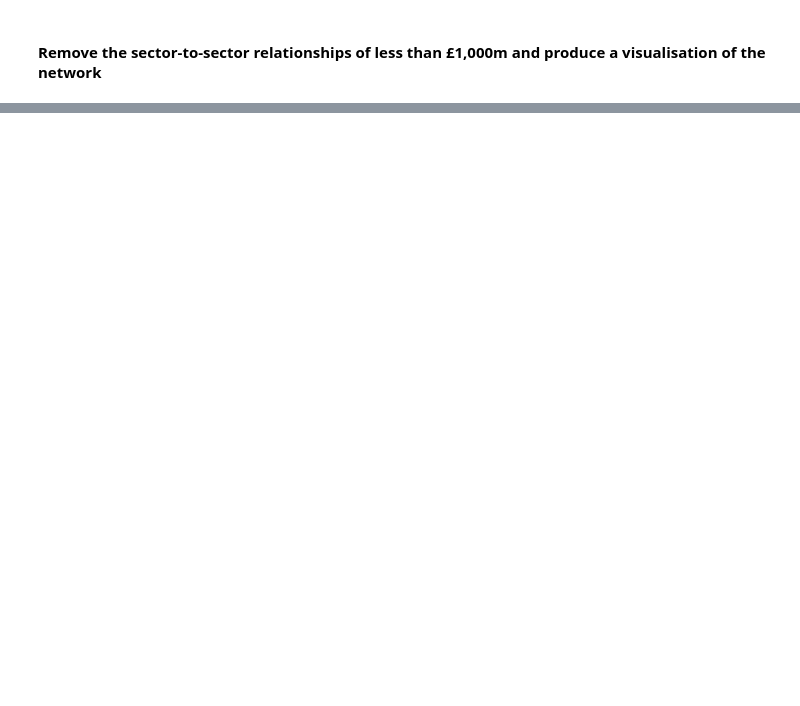
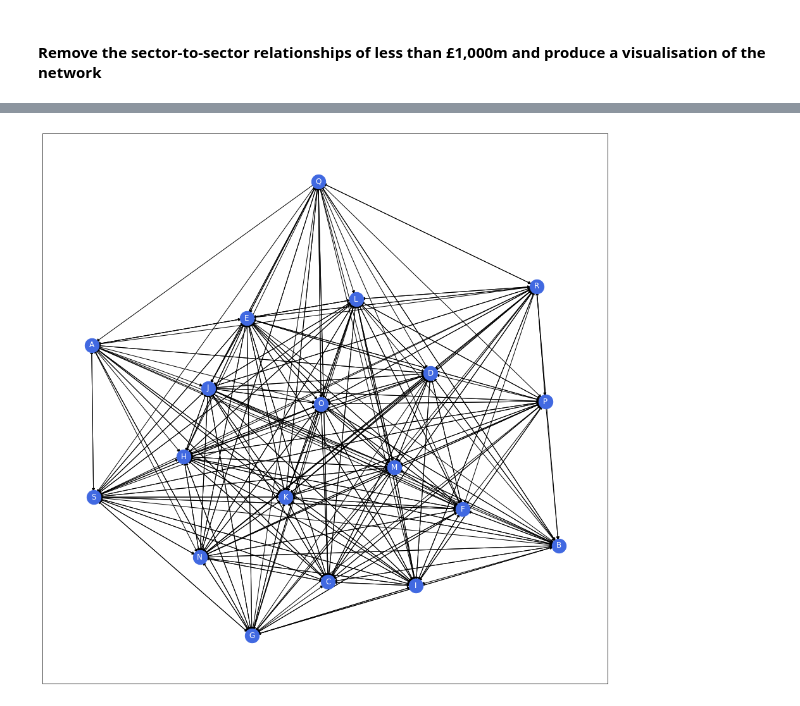
Before and after one commit to banksad/supply_chain_app, a Jupyter notebook: preprocess_sut.ipynb, the cells around one changed output, grey strips where cells are left out. Saved outputs shown, nothing was run; the diff lists cells and outputs as text; code cells hidden in the pictures; blank space fills up the shorter version.

```diff
--- a/preprocess_sut.ipynb
+++ b/preprocess_sut.ipynb
@@ -193,17 +262,20 @@ print(f'Highest value of transactions is {highest_value} between sectors {edge_v
 # %%
-iosut_section_edges_subb = iosut_section_edges[iosut_section_edges.value > 1000]
+selected_industries =
+
 G_sub = nx.from_pandas_edgelist(
-    iosut_section_edges_subb, target='product_stripped', source='industry',
+    iosut_section_edges, target='product_stripped', source='industry',
     edge_attr = 'value',
     create_using = nx.DiGraph
 )
 
 plt.figure(figsize=(16, 16))
-pos = nx.spring_layout(G_sub)
-nx.draw_networkx_nodes(G_sub, pos, node_size=500, node_color = 'royalblue')
-nx.draw_networkx_edges(G_sub, pos, edgelist=G_sub.edges(), edge_color='black')
-nx.draw_networkx_labels(G_sub, pos, font_color = 'white')
+pos = nx.spring_layout(G)
+nx.draw_networkx_nodes(G, pos, node_size=500, node_color = 'royalblue')
+nx.draw_networkx_edges(G, pos, edgelist=G_sub.edges(), edge_color='black')
+nx.draw_networkx_labels(G, pos, font_color = 'white')
 plt.show()
+# %% [output]
+[figure, added]
 # %%
 # with weights
 edge_weights = [G.edges[edge]['value'] for edge in G.edges]
```
Also changed, not shown: parts of 8 cells of this notebook, 2 other files.
